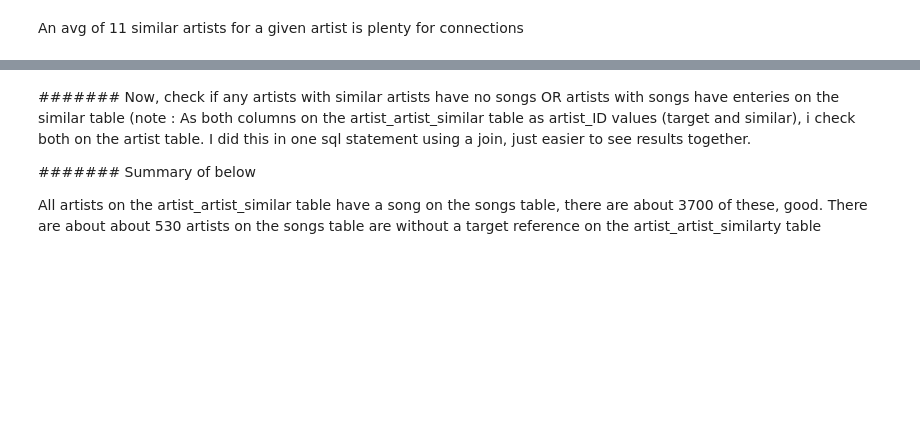
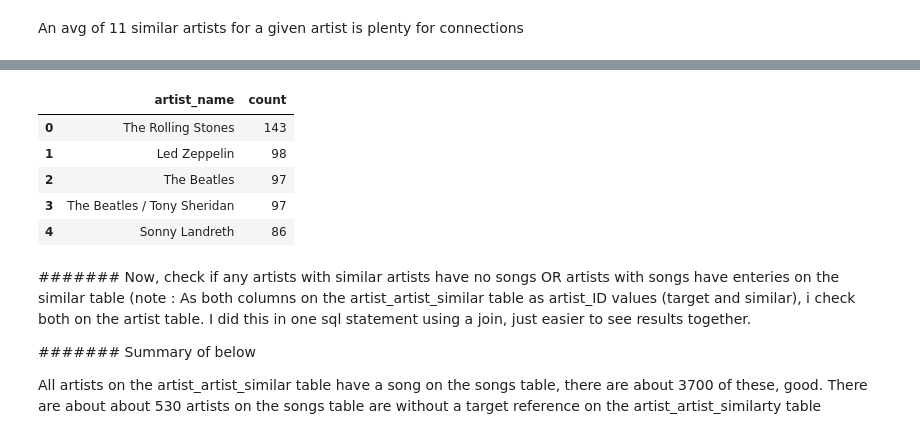
Before and after one commit to brion101/brion101.github.io, a Jupyter notebook: CA_01.ipynb, the cells around one changed output, grey strips where cells are left out. Saved outputs shown, nothing was run; the diff lists cells and outputs as text; code cells hidden in the pictures; blank space fills up the shorter version.

```diff
--- a/CA_01.ipynb
+++ b/CA_01.ipynb
@@ -517,3 +553,16 @@ An avg of 11 similar artists for a given artist is plenty for connections
+# %%
+ q1= ' select a.artist_name, b.count from  artist_id_name a  inner join (select similar, count(*) as "count"  from artist_artist_similarty group by similar ) b on a.artist_id = b.similar order by  2 desc limit 5 '
+pd = (sql.read_sql_query(q1, cnx))
+pd.head()
+
+#the list below is are the top ranked bands other artists are said to be similar to (rolling stones has 143 artist that are said to be similar to them)
+# %% [output]
+|  | artist_name | count |
+| 0 | The Rolling Stones | 143 |
+| 1 | Led Zeppelin | 98 |
+| 2 | The Beatles | 97 |
+| 3 | The Beatles / Tony Sheridan | 97 |
+| 4 | Sonny Landreth | 86 |
 # %% [markdown]
 ####### Now, check if any artists with similar artists have no songs OR artists with songs have enteries on the similar table
 (note : As both columns on the artist_artist_similar table as artist_ID values (target and similar), i check both on the artist
```
Also changed, not shown: parts of 5 cells of this notebook.
